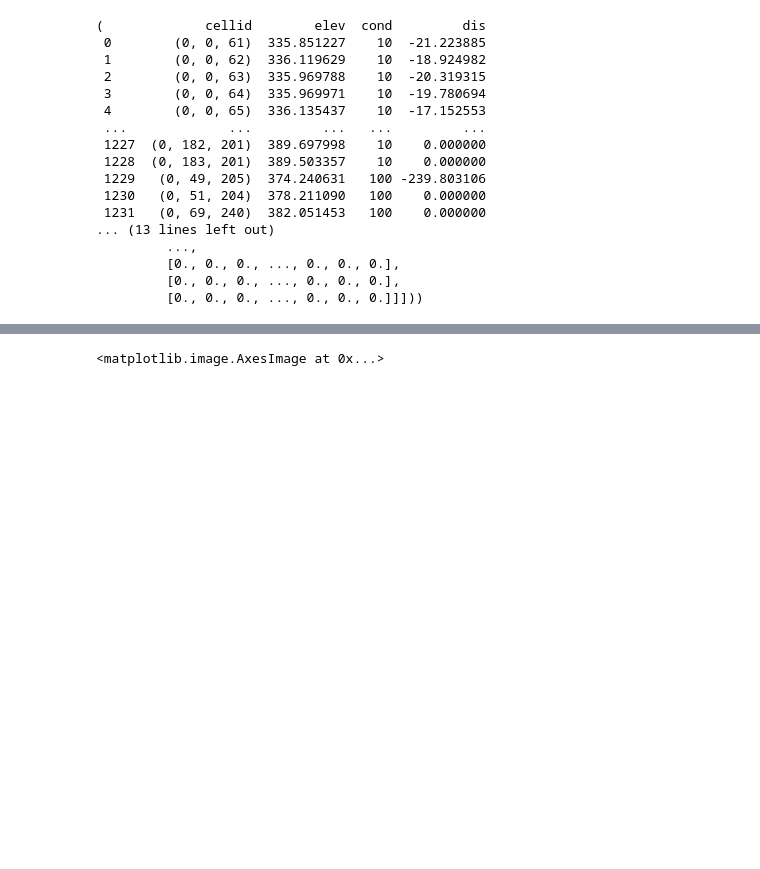
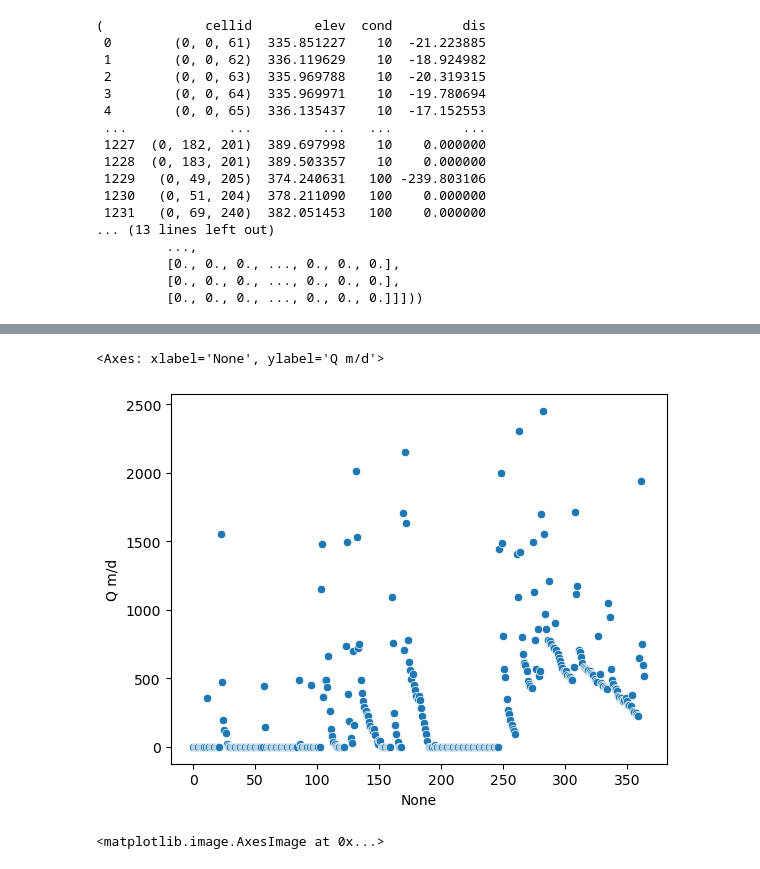
Before and after one commit to jhuang523/UMNBearSpring, a Jupyter notebook: EPM/transient/EPM.ipynb, the cells around one changed output, grey strips where cells are left out. Drawn from its saved outputs; the diff is of its cells as text; code cells hidden in the pictures; blank space fills up the shorter version.

```diff
--- a/EPM/transient/EPM.ipynb
+++ b/EPM/transient/EPM.ipynb
@@ -241,4 +241,11 @@ read drain discharge to drain_spd and drain_array
          [0., 0., 0., ..., 0., 0., 0.],
          [0., 0., 0., ..., 0., 0., 0.]]]))
 # %%
+bs_UTME, bs_UTMN = test.spring[test.spring.ID == '55A00572'].UTME, test.spring[test.spring.ID == '55A00572'].UTMN
+bs_cell_idx = test.get_cell_id_from_coords(bs_UTME, bs_UTMN)
+bs_q_timeseries = pd.DataFrame(columns = ['Q m/d'])
+for i in range(test.nper):
+    test.read_drain_discharge_output(totim = i+1)
+    bs_q = test.drain_array[0][bs_cell_idx]
+    bs_q_timeseries.loc[i] = bs_q
 # %% [output]
@@ -260,3 +320,8 @@ array([[[1.e+30, 1.e+30, 1.e+30, ..., 1.e+30, 1.e+30, 1.e+30],
+# %%
+sns.scatterplot(bs_q_timeseries, x = bs_q_timeseries.index, y = bs_q_timeseries['Q m/d'])
+# %% [output]
+<Axes: xlabel='None', ylabel='Q m/d'>
+[figure, added]
 # %%
 plt.imshow(test.check_head_above_land_surface('bool'))
 # %% [output]
```
Also changed, not shown: parts of 7 cells of this notebook, 3 other files.
